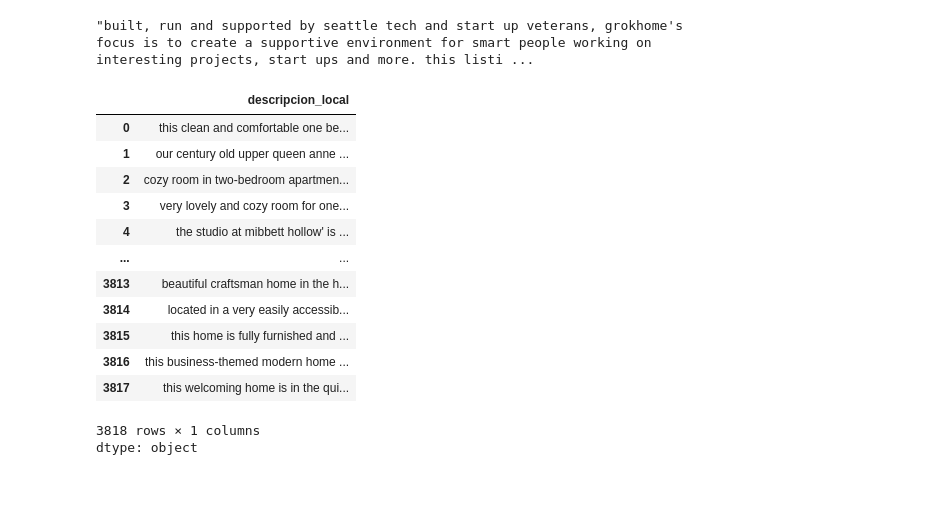
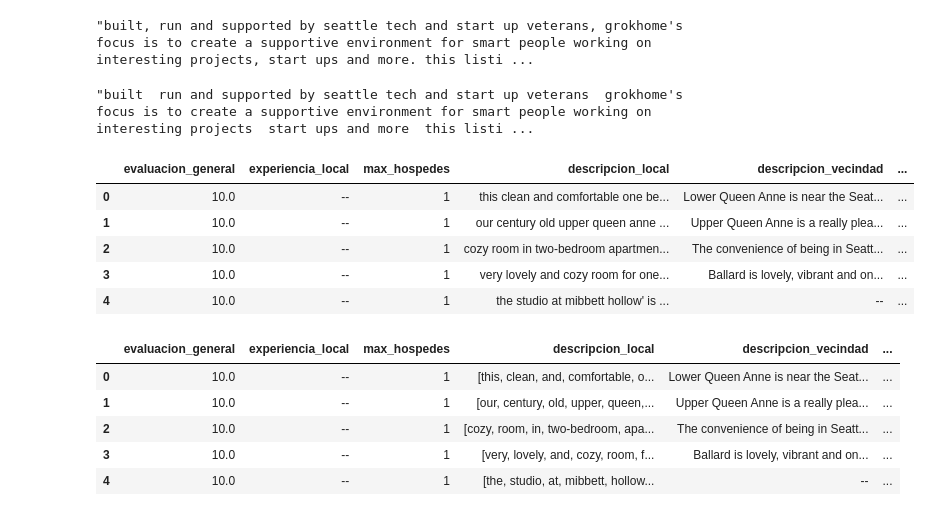
Before and after one commit to AndresCMontejo/Pandas_tratamiento_manipulaci-n_datos, a Jupyter notebook: Pandas_tratamiento_manipulación_datos.ipynb, the cells around one changed output. Saved outputs shown, nothing was run; the diff lists cells and outputs as text; code cells hidden in the pictures; blank space fills up the shorter version.

```diff
--- a/Pandas_tratamiento_manipulación_datos.ipynb
+++ b/Pandas_tratamiento_manipulación_datos.ipynb
@@ -328,19 +328,33 @@ datos['descripcion_local'][3169]
 #Utilizar regex, es utilizar la función replace, seguido de lo siguiente: [^a-zA^-Z0-9\-\'], que significa "^" negación, es decir, le estamos
 #diciendo a python que de la letra a hasta la z, no elimines nada, de la A a la Z (mayusculas) no eliminar nada, al igual que los guiones y comilla '
 #todo lo demas, python lo tendrá que remplazar por espacio.
-datos['descripcion_local'].str.replace('[^a-zA-Z0-9\-\']',' ',regex=True)
+datos['descripcion_local'] = datos['descripcion_local'].str.replace('[^a-zA-Z0-9\-\']',' ',regex=True)
+datos['descripcion_local'][3169]
 # %% [output]
-|  | descripcion_local |
-| 0 | this clean and comfortable one be... |
-| 1 | our century old upper queen anne ... |
-| 2 | cozy room in two-bedroom apartmen... |
-| 3 | very lovely and cozy room for one... |
-| 4 | the studio at mibbett hollow' is ... |
-| ... | ... |
-| 3813 | beautiful craftsman home in the h... |
-| 3814 | located in a very easily accessib... |
-| 3815 | this home is fully furnished and ... |
-| 3816 | this business-themed modern home ... |
-| 3817 | this welcoming home is in the qui... |
-3818 rows × 1 columns
-dtype: object
+"built  run and supported by seattle tech and start up veterans  grokhome's focus is to create a supportive environment for smart people working on interesting projects  start ups and more  this listi ...
+# %%
+#lo siguiente es similar a la linea anterior, '(?<!\w)-(?!\w)' quiere decir que: elimina los guiones que no tienen ningun caracter (letra, simbolos etc) a la izquierda y a lo
+#mismo a la derecha y remplaza por un espacio ' '
+datos['descripcion_local'] = datos['descripcion_local'].str.replace('(?<!\w)-(?!\w)',' ',regex=True)
+datos['descripcion_local'][3169]
+datos.head()
+# %% [output]
+|  | evaluacion_general | experiencia_local | max_hospedes | descripcion_local | descripcion_vecindad | ... |
+| 0 | 10.0 | -- | 1 | this clean and comfortable one be... | Lower Queen Anne is near the Seat... | ... |
+| 1 | 10.0 | -- | 1 | our century old upper queen anne ... | Upper Queen Anne is a really plea... | ... |
+| 2 | 10.0 | -- | 1 | cozy room in two-bedroom apartmen... | The convenience of being in Seatt... | ... |
+| 3 | 10.0 | -- | 1 | very lovely and cozy room for one... | Ballard is lovely, vibrant and on... | ... |
+| 4 | 10.0 | -- | 1 | the studio at mibbett hollow' is ... | -- | ... |
+# %%
+#Ahora convertimos nuestros textos de la columna 'descripcion_local' en una lista de caracteres, por ejemplo, supongamos que tenemos un
+#hola como estas, y queremos traducirlo de la siguiente forma: ['hola','como','estas'], para ello utilizamos el ".split()", que por si solo
+#utiliza por default el caracter del espacio, pues agregara como lista palabras, letras etc, cada que exista un espacio entre ellas.
+datos['descripcion_local'] = datos['descripcion_local'].str.split()
+datos.head()
+# %% [output]
+|  | evaluacion_general | experiencia_local | max_hospedes | descripcion_local | descripcion_vecindad | ... |
+| 0 | 10.0 | -- | 1 | [this, clean, and, comfortable, o... | Lower Queen Anne is near the Seat... | ... |
+| 1 | 10.0 | -- | 1 | [our, century, old, upper, queen,... | Upper Queen Anne is a really plea... | ... |
+| 2 | 10.0 | -- | 1 | [cozy, room, in, two-bedroom, apa... | The convenience of being in Seatt... | ... |
+| 3 | 10.0 | -- | 1 | [very, lovely, and, cozy, room, f... | Ballard is lovely, vibrant and on... | ... |
+| 4 | 10.0 | -- | 1 | [the, studio, at, mibbett, hollow... | -- | ... |
```
Also changed, not shown: parts of 2 cells of this notebook.
